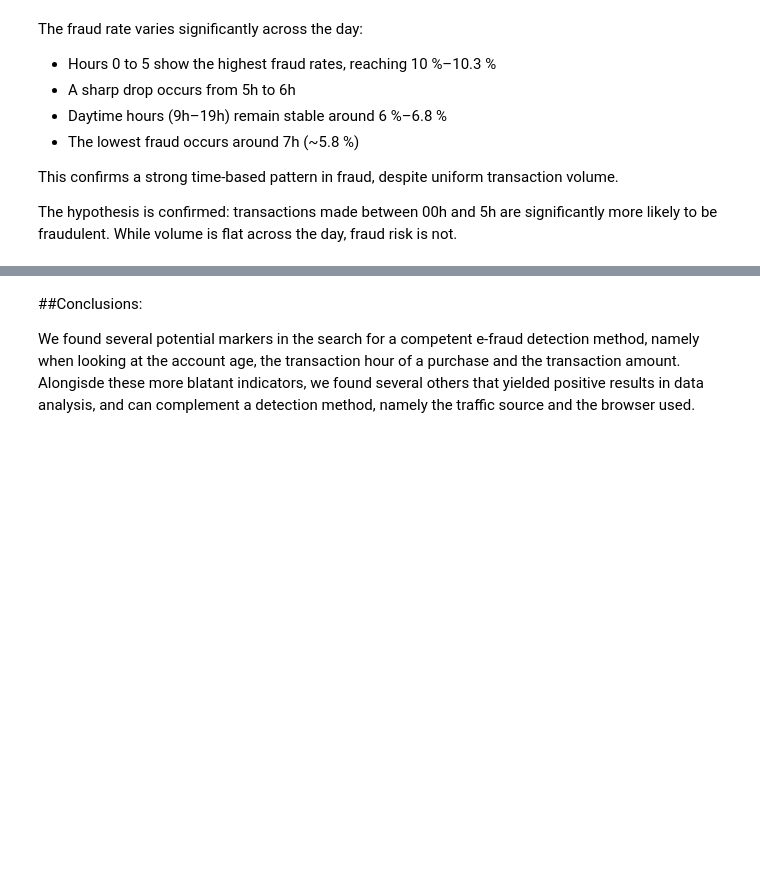
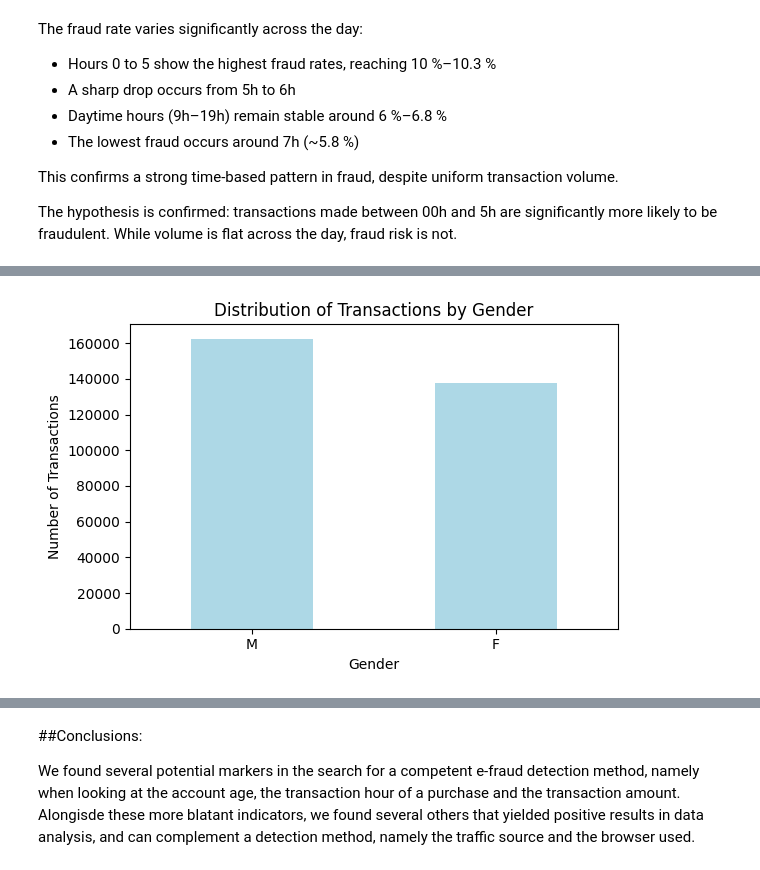
Before and after one commit to joaopcastro710/Proj_AI, a Jupyter notebook: Project 2/Proj2.ipynb, the cells around one changed output, grey strips where cells are left out. Cells and saved outputs as stored; diff of their text form; code cells hidden in the pictures; blank space fills up the shorter version.

```diff
--- a/Project 2/Proj2.ipynb
+++ b/Project 2/Proj2.ipynb
@@ -701,0 +653,13 @@ This confirms a strong time-based pattern in fraud, despite uniform transaction
+# %%
+sex_counts = df['sex'].value_counts()
+
+plt.figure(figsize=(6,4))
+sex_counts.plot(kind='bar', color='lightblue')
+plt.xlabel('Gender')
+plt.ylabel('Number of Transactions')
+plt.title('Distribution of Transactions by Gender')
+plt.xticks(rotation=0)
+plt.tight_layout()
+plt.show()
+# %% [output]
+[figure, added]
```
Also changed, not shown: parts of 8 cells of this notebook.
